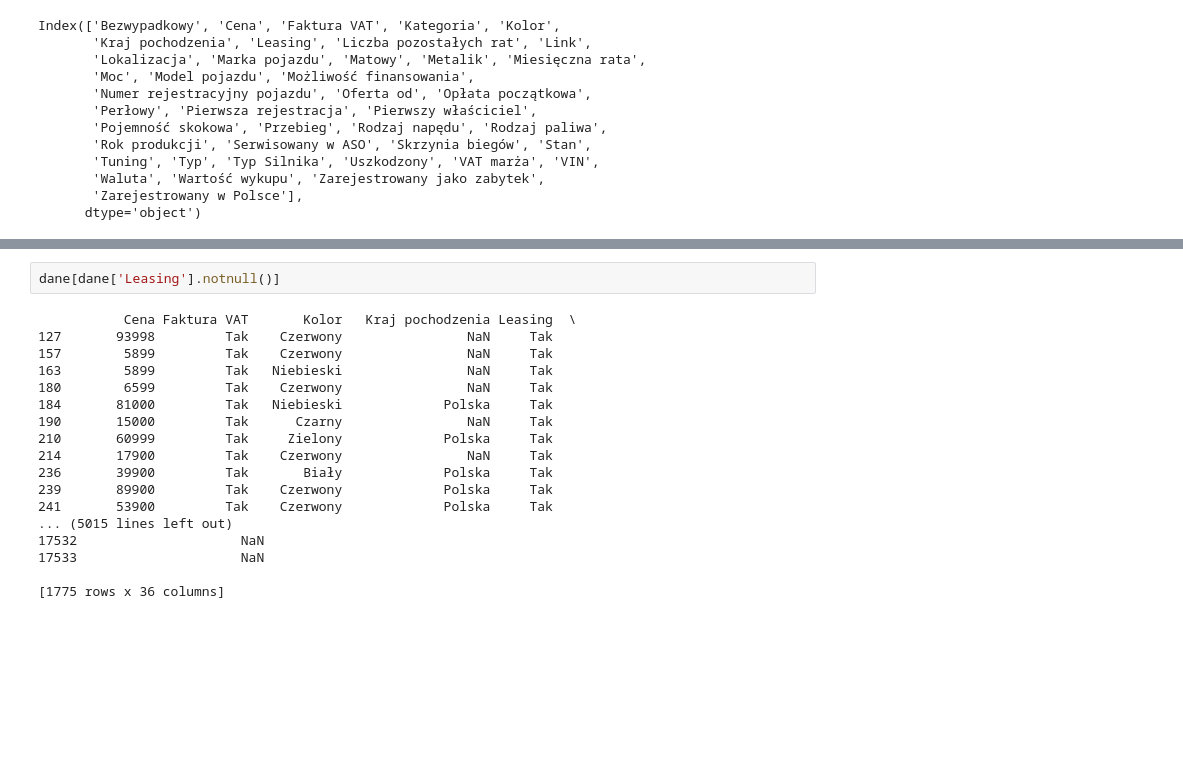
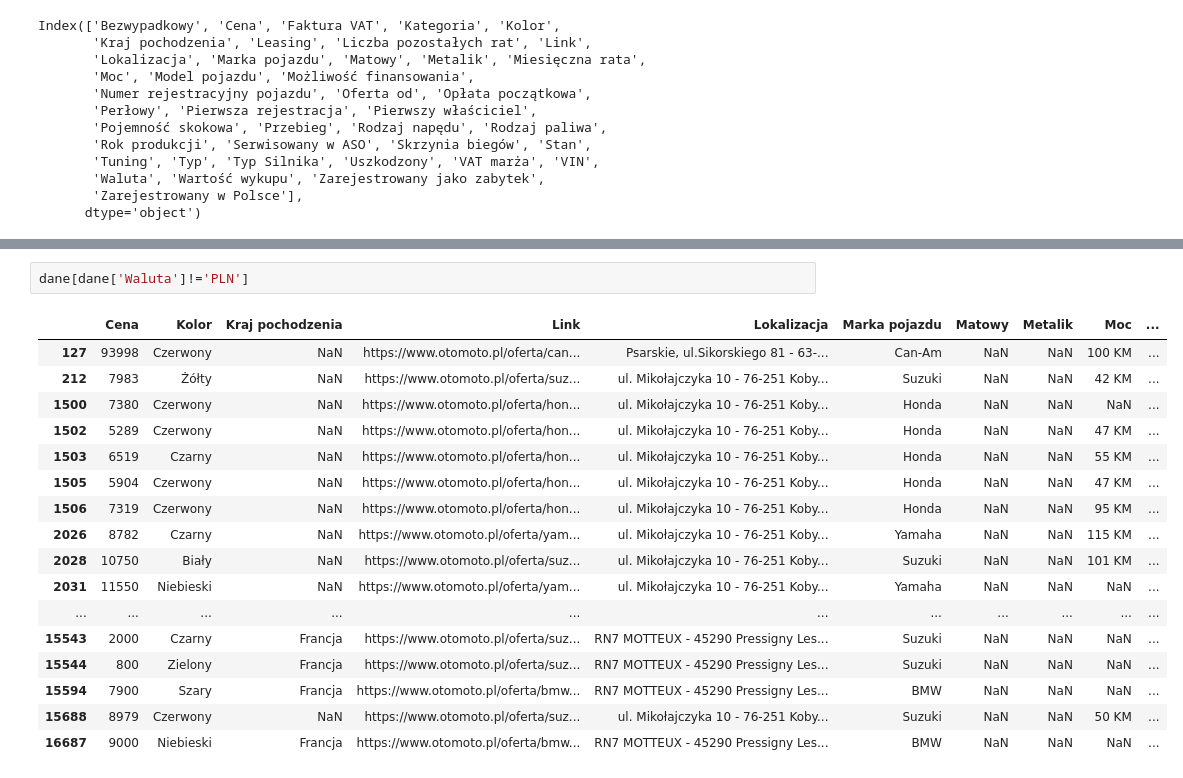
Before and after one commit to kordirko/motory, a Jupyter notebook: projekt_zaliczeniowy.ipynb, the cells around one changed output, grey strips where cells are left out. Drawn from its saved outputs; the diff is of its cells as text; blank space fills up the shorter version.

```diff
--- a/projekt_zaliczeniowy.ipynb
+++ b/projekt_zaliczeniowy.ipynb
@@ -86,20 +127,20 @@ dane.head()
 # %%
-dane[dane['Leasing'].notnull()]
+dane[dane['Waluta']!='PLN']
 # %% [output]
-           Cena Faktura VAT       Kolor   Kraj pochodzenia Leasing  \
-127       93998         Tak    Czerwony                NaN     Tak
-157        5899         Tak    Czerwony                NaN     Tak
-163        5899         Tak   Niebieski                NaN     Tak
-180        6599         Tak    Czerwony                NaN     Tak
-184       81000         Tak   Niebieski             Polska     Tak
-190       15000         Tak      Czarny                NaN     Tak
-210       60999         Tak     Zielony             Polska     Tak
-214       17900         Tak    Czerwony                NaN     Tak
-236       39900         Tak       Biały             Polska     Tak
-239       89900         Tak    Czerwony             Polska     Tak
-241       53900         Tak    Czerwony             Polska     Tak
-... (5015 lines left out)
-17532                     NaN
-17533                     NaN
-
-[1775 rows x 36 columns]
+|  | Cena | Kolor | Kraj pochodzenia | Link | Lokalizacja | Marka pojazdu | Matowy | Metalik | Moc | ... |
+| 127 | 93998 | Czerwony | NaN | https://www.otomoto.pl/oferta/can... | Psarskie, ul.Sikorskiego 81 - 63-... | Can-Am | NaN | NaN | 100 KM | ... |
+| 212 | 7983 | Żółty | NaN | https://www.otomoto.pl/oferta/suz... | ul. Mikołajczyka 10 - 76-251 Koby... | Suzuki | NaN | NaN | 42 KM | ... |
+| 1500 | 7380 | Czerwony | NaN | https://www.otomoto.pl/oferta/hon... | ul. Mikołajczyka 10 - 76-251 Koby... | Honda | NaN | NaN | NaN | ... |
+| 1502 | 5289 | Czerwony | NaN | https://www.otomoto.pl/oferta/hon... | ul. Mikołajczyka 10 - 76-251 Koby... | Honda | NaN | NaN | 47 KM | ... |
+| 1503 | 6519 | Czarny | NaN | https://www.otomoto.pl/oferta/hon... | ul. Mikołajczyka 10 - 76-251 Koby... | Honda | NaN | NaN | 55 KM | ... |
+| 1505 | 5904 | Czerwony | NaN | https://www.otomoto.pl/oferta/hon... | ul. Mikołajczyka 10 - 76-251 Koby... | Honda | NaN | NaN | 47 KM | ... |
+| 1506 | 7319 | Czerwony | NaN | https://www.otomoto.pl/oferta/hon... | ul. Mikołajczyka 10 - 76-251 Koby... | Honda | NaN | NaN | 95 KM | ... |
+| 2026 | 8782 | Czarny | NaN | https://www.otomoto.pl/oferta/yam... | ul. Mikołajczyka 10 - 76-251 Koby... | Yamaha | NaN | NaN | 115 KM | ... |
+| 2028 | 10750 | Biały | NaN | https://www.otomoto.pl/oferta/suz... | ul. Mikołajczyka 10 - 76-251 Koby... | Suzuki | NaN | NaN | 101 KM | ... |
+| 2031 | 11550 | Niebieski | NaN | https://www.otomoto.pl/oferta/yam... | ul. Mikołajczyka 10 - 76-251 Koby... | Yamaha | NaN | NaN | NaN | ... |
+| ... | ... | ... | ... | ... | ... | ... | ... | ... | ... | ... |
+| 15543 | 2000 | Czarny | Francja | https://www.otomoto.pl/oferta/suz... | RN7 MOTTEUX - 45290 Pressigny Les... | Suzuki | NaN | NaN | NaN | ... |
+| 15544 | 800 | Zielony | Francja | https://www.otomoto.pl/oferta/suz... | RN7 MOTTEUX - 45290 Pressigny Les... | Suzuki | NaN | NaN | NaN | ... |
+| 15594 | 7900 | Szary | Francja | https://www.otomoto.pl/oferta/bmw... | RN7 MOTTEUX - 45290 Pressigny Les... | BMW | NaN | NaN | NaN | ... |
+| 15688 | 8979 | Czerwony | NaN | https://www.otomoto.pl/oferta/suz... | ul. Mikołajczyka 10 - 76-251 Koby... | Suzuki | NaN | NaN | 50 KM | ... |
+| 16687 | 9000 | Niebieski | Francja | https://www.otomoto.pl/oferta/bmw... | RN7 MOTTEUX - 45290 Pressigny Les... | BMW | NaN | NaN | NaN | ... |
```
Also changed, not shown: parts of 21 cells of this notebook, 4 other files.
